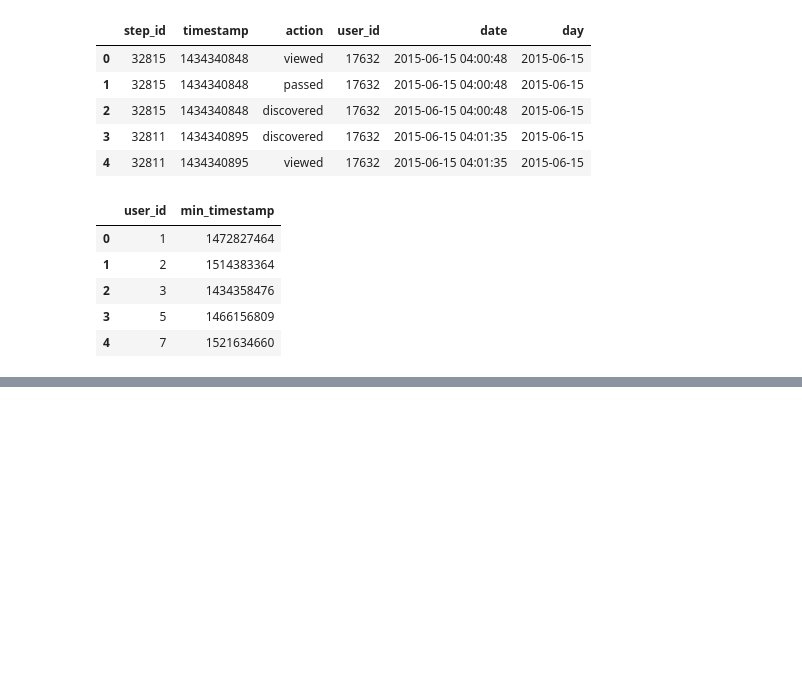
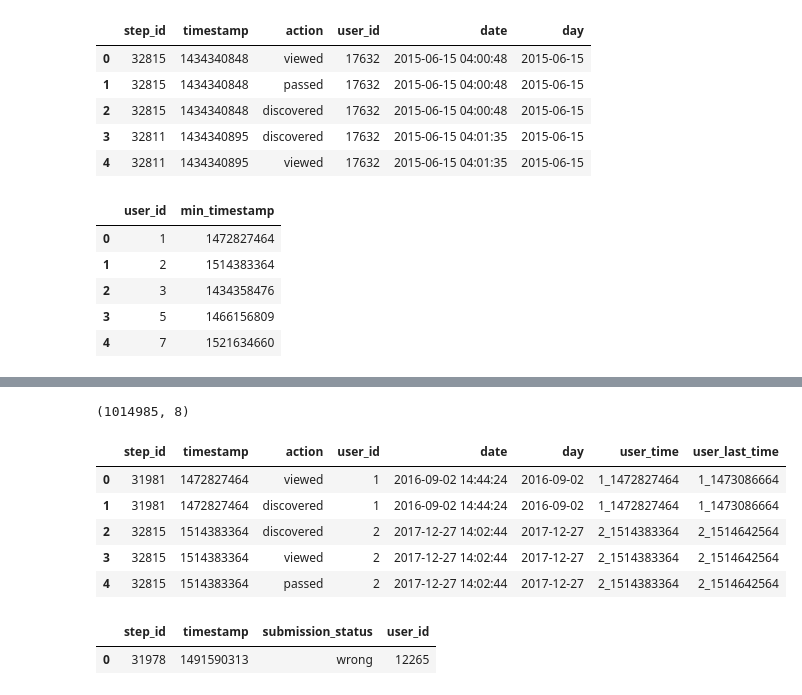
Before and after one commit to churkenberg/stepik_ml_contest, a Jupyter notebook: i.ipynb, the cells around one changed output, grey strips where cells are left out. Drawn from its saved outputs; the diff is of its cells as text; code cells hidden in the pictures; blank space fills up the shorter version.

```diff
--- a/i.ipynb
+++ b/i.ipynb
@@ -118,0 +127,13 @@ data[(data.last_timestamp>=data.min_timestamp) & (data.last_timestamp<=data.min_
+# %%
+event_data_train = event_data[event_data.user_time <= event_data.user_last_time]
+# %%
+print(event_data_train.shape)
+event_data_train.head()
+# %% [output]
+(1014985, 8)
+|  | step_id | timestamp | action | user_id | date | day | user_time | user_last_time |
+| 0 | 31981 | 1472827464 | viewed | 1 | 2016-09-02 14:44:24 | 2016-09-02 | 1_1472827464 | 1_1473086664 |
+| 1 | 31981 | 1472827464 | discovered | 1 | 2016-09-02 14:44:24 | 2016-09-02 | 1_1472827464 | 1_1473086664 |
+| 2 | 32815 | 1514383364 | discovered | 2 | 2017-12-27 14:02:44 | 2017-12-27 | 2_1514383364 | 2_1514642564 |
+| 3 | 32815 | 1514383364 | viewed | 2 | 2017-12-27 14:02:44 | 2017-12-27 | 2_1514383364 | 2_1514642564 |
+| 4 | 32815 | 1514383364 | passed | 2 | 2017-12-27 14:02:44 | 2017-12-27 | 2_1514383364 | 2_1514642564 |
@@ -118,0 +142,5 @@ data[(data.last_timestamp>=data.min_timestamp) & (data.last_timestamp<=data.min_
+# %%
+submissions_data.mode()
+# %% [output]
+|  | step_id | timestamp | submission_status | user_id |
+| 0 | 31978 | 1491590313 | wrong | 12265 |
```
Also changed, not shown: parts of 12 cells of this notebook.
